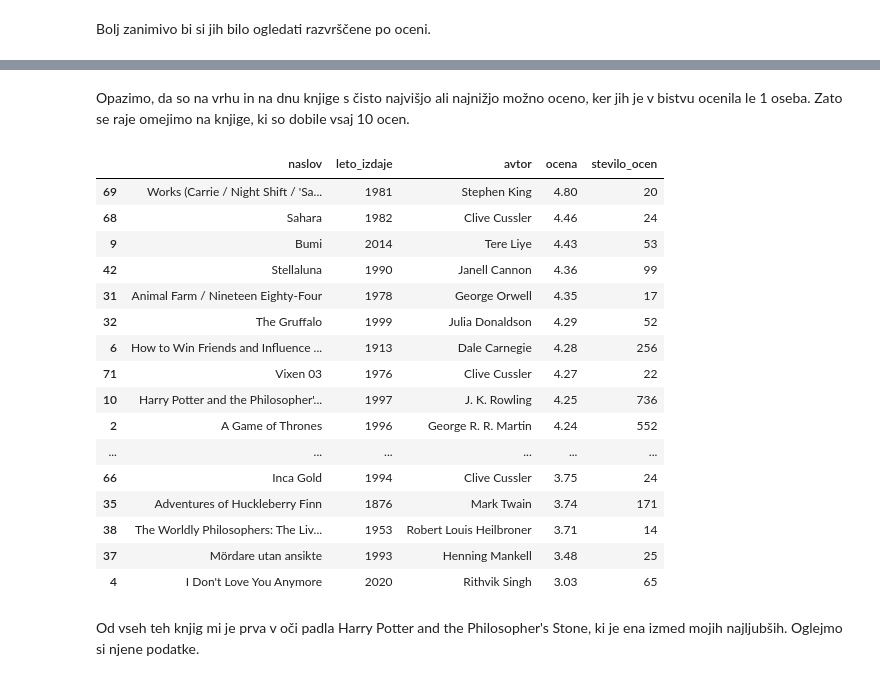
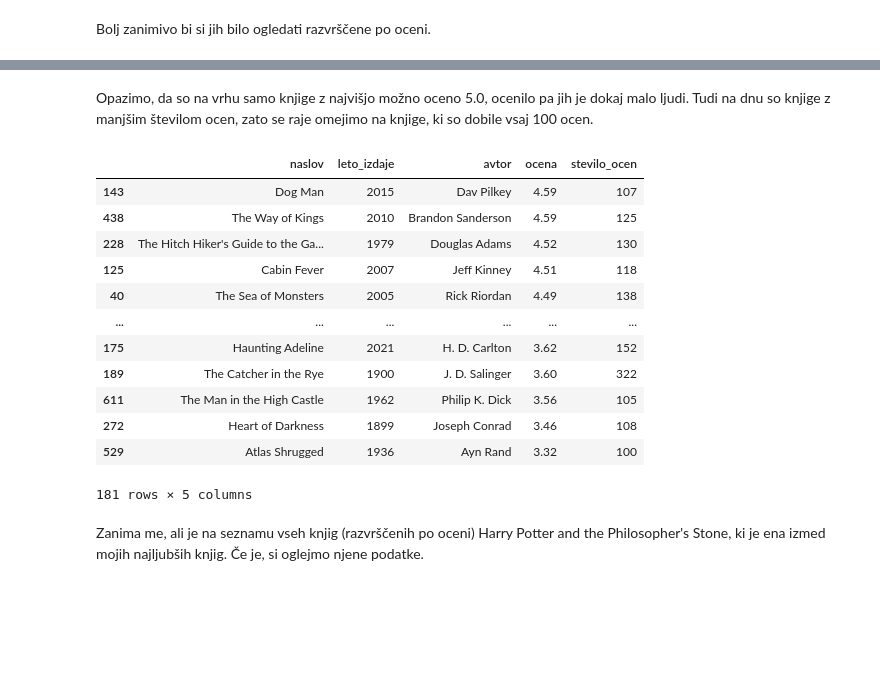
Before and after one commit to anjacegnar/projektna_uvp, a Jupyter notebook: analiza_podatkov.ipynb, the cells around one changed output, grey strips where cells are left out. Saved outputs shown, nothing was run; the diff lists cells and outputs as text; code cells hidden in the pictures; blank space fills up the shorter version.

```diff
--- a/analiza_podatkov.ipynb
+++ b/analiza_podatkov.ipynb
@@ -47,27 +47,23 @@ knjige_po_oceni
 # %% [markdown]
-Opazimo, da so na vrhu in na dnu knjige s čisto najvišjo ali najnižjo možno oceno, ker jih je v bistvu ocenila le 1 oseba. Zato se raje omejimo na knjige, ki so dobile vsaj 10 ocen.
+Opazimo, da so na vrhu samo knjige z najvišjo možno oceno 5.0, ocenilo pa jih je dokaj malo ljudi. Tudi na dnu so knjige z manjšim številom ocen, zato se raje omejimo na knjige, ki so dobile vsaj 100 ocen.
 # %%
-knjige[knjige.stevilo_ocen >= 10].sort_values("ocena", ascending=False)
+knjige[knjige.stevilo_ocen >= 100].sort_values("ocena", ascending=False)
 # %% [output]
 |  | naslov | leto_izdaje | avtor | ocena | stevilo_ocen |
-| 69 | Works (Carrie / Night Shift / 'Sa... | 1981 | Stephen King | 4.80 | 20 |
-| 68 | Sahara | 1982 | Clive Cussler | 4.46 | 24 |
-| 9 | Bumi | 2014 | Tere Liye | 4.43 | 53 |
-| 42 | Stellaluna | 1990 | Janell Cannon | 4.36 | 99 |
-| 31 | Animal Farm / Nineteen Eighty-Four | 1978 | George Orwell | 4.35 | 17 |
-| 32 | The Gruffalo | 1999 | Julia Donaldson | 4.29 | 52 |
-| 6 | How to Win Friends and Influence ... | 1913 | Dale Carnegie | 4.28 | 256 |
-| 71 | Vixen 03 | 1976 | Clive Cussler | 4.27 | 22 |
-| 10 | Harry Potter and the Philosopher'... | 1997 | J. K. Rowling | 4.25 | 736 |
-| 2 | A Game of Thrones | 1996 | George R. R. Martin | 4.24 | 552 |
+| 143 | Dog Man | 2015 | Dav Pilkey | 4.59 | 107 |
+| 438 | The Way of Kings | 2010 | Brandon Sanderson | 4.59 | 125 |
+| 228 | The Hitch Hiker's Guide to the Ga... | 1979 | Douglas Adams | 4.52 | 130 |
+| 125 | Cabin Fever | 2007 | Jeff Kinney | 4.51 | 118 |
+| 40 | The Sea of Monsters | 2005 | Rick Riordan | 4.49 | 138 |
 | ... | ... | ... | ... | ... | ... |
-| 66 | Inca Gold | 1994 | Clive Cussler | 3.75 | 24 |
-| 35 | Adventures of Huckleberry Finn | 1876 | Mark Twain | 3.74 | 171 |
-| 38 | The Worldly Philosophers: The Liv... | 1953 | Robert Louis Heilbroner | 3.71 | 14 |
-| 37 | Mördare utan ansikte | 1993 | Henning Mankell | 3.48 | 25 |
-| 4 | I Don't Love You Anymore | 2020 | Rithvik Singh | 3.03 | 65 |
+| 175 | Haunting Adeline | 2021 | H. D. Carlton | 3.62 | 152 |
+| 189 | The Catcher in the Rye | 1900 | J. D. Salinger | 3.60 | 322 |
+| 611 | The Man in the High Castle | 1962 | Philip K. Dick | 3.56 | 105 |
+| 272 | Heart of Darkness | 1899 | Joseph Conrad | 3.46 | 108 |
+| 529 | Atlas Shrugged | 1936 | Ayn Rand | 3.32 | 100 |
+181 rows × 5 columns
 # %% [markdown]
-Od vseh teh knjig mi je prva v oči padla Harry Potter and the Philosopher's Stone, ki je ena izmed mojih najljubših. Oglejmo si njene podatke.
+Zanima me, ali je na seznamu vseh knjig (razvrščenih po oceni) Harry Potter and the Philosopher's Stone, ki je ena izmed mojih najljubših knjig. Če je, si oglejmo njene podatke.
 # %%
 knjigice = knjige_po_oceni.reset_index(drop=True)
 harry = knjigice.loc[knjigice["naslov"] == "Harry Potter and the Philosopher's Stone"]
```
Also changed, not shown: parts of 22 cells of this notebook.
